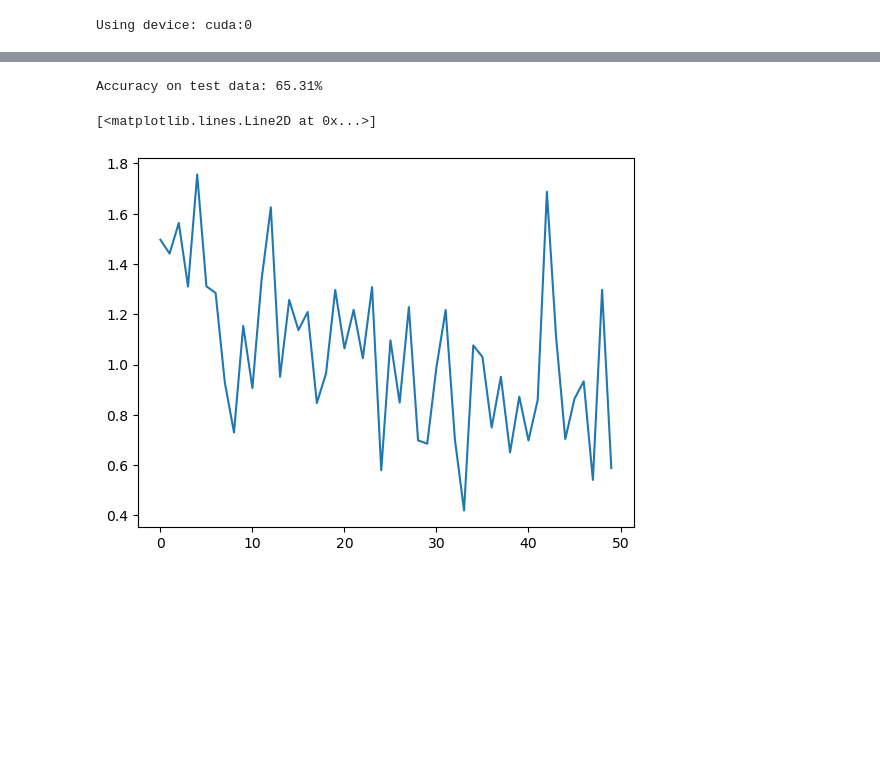
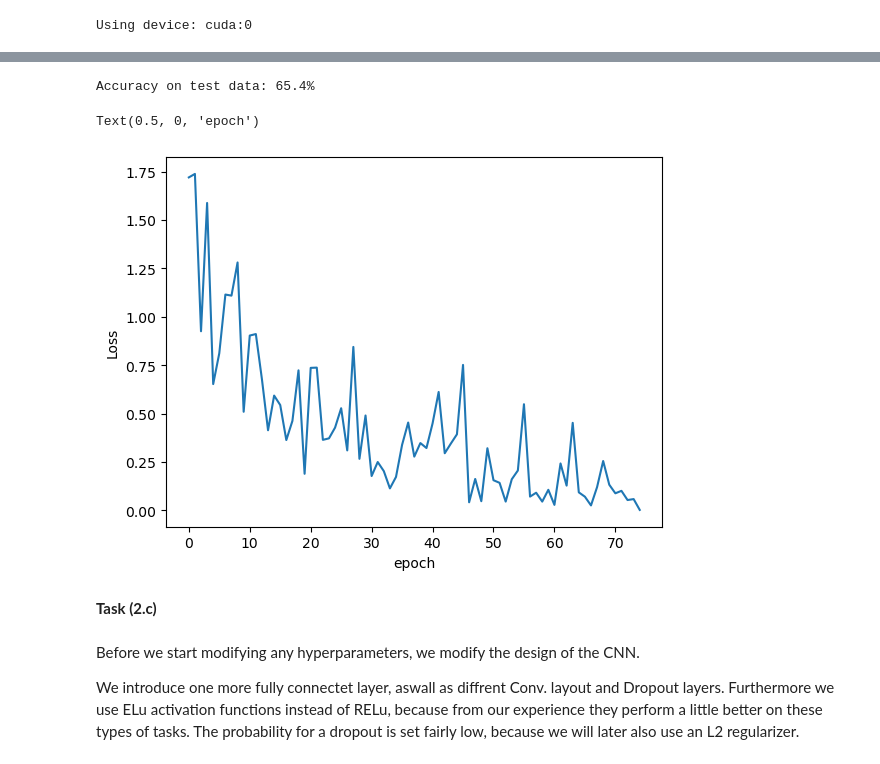
Before and after one commit to BenediktAuer/ML_SS24, a Jupyter notebook: Exercise6/sheet-6.ipynb, the cells around one changed output, grey strips where cells are left out. Cells and saved outputs as stored; diff of their text form; code cells hidden in the pictures; blank space fills up the shorter version.

Commit message:
added Task2.c

```diff
--- a/Exercise6/sheet-6.ipynb
+++ b/Exercise6/sheet-6.ipynb
@@ -176,25 +177,20 @@ def test_Model(model, test_loader):
 # %%
+class SimpleCNN(nn.Module):
+    def __init__(self, *args, **kwargs):
+        super().__init__(*args, **kwargs)
+        self.conv1 = nn. Conv2d(3,10,5, padding=3) # N -> 10x34x34
+        self.pool = nn.MaxPool2d(3) #N -> 10x11x11
+        self.conv2 = nn.Conv2d(10,25,3) # -> 25x9x9
+        self.pool2 = nn.MaxPool2d(2) #-> 25x4x4
+        self.lin1 = nn.Linear(25*4*4,128)
+        self.lin2 = nn.Linear(128,64)
+        self.lin3 = nn.Linear(64,10)
 
-
-# Define a simple CNN model
-class CNNFromLastSheet(nn.Module):
-    def __init__(self):
-        super().__init__()
-        self.Conv1 = nn.Conv2d(3, 6, 5)
-        self.pool = nn.MaxPool2d(2,2)
-        self.Conv2 = nn.Conv2d(6, 16, 5)
-        self.lin1 = nn.Linear(16 * 5 * 5,120)
-        self.lin2 = nn.Linear(120, 84)
-        self.lin3 = nn.Linear(84, 10)
-        self.dropout = nn.Dropout(0.3)
-    def forward(self, x):
-        x = self.pool(F.relu(self.Conv1(x)))
-        x = self.pool(F.relu(self.Conv2(x)))
-        x = x.view(-1, 16 * 5 * 5)            # falttens the array
+    def forward(self,x):
+        x  = self.pool(F.relu(self.conv1(x)))
+        x  = self.pool2(F.relu(self.conv2(x)))
+        x = x.view(-1, 25*4*4)
         x = F.relu(self.lin1(x))
-        x=  self.dropout(x)
         x = F.relu(self.lin2(x))
-        x=  self.dropout(x)
         x = self.lin3(x)
-
         return x
@@ -220,0 +197,2 @@ Epoch 50, Loss: 0.5880327820777893
+# %%
+modelSimple, lossSimple = train_Model(SimpleCNN(),75,train_loader)
@@ -221,4 +230,4 @@ Epoch 50, Loss: 0.5880327820777893
 # %%
-test_Model(model1,test_loader)
+test_Model(modelSimple,test_loader)
 # %% [output]
-Accuracy on test data: 65.31%
+Accuracy on test data: 65.4%
@@ -227,5 +234,15 @@ import matplotlib.pyplot as plt
-# %%
-plt.plot(loss1)
-# %% [output]
-[<matplotlib.lines.Line2D at 0x...>]
-[figure, removed]
+# %%
+plt.plot(lossSimple)
+plt.ylabel('Loss')
+plt.xlabel('epoch')
+# %% [output]
+Text(0.5, 0, 'epoch')
+[figure, added]
+# %% [markdown]
+**Task (2.c)**
+# %% [markdown]
+Before we start modifying any hyperparameters, we modify the design of the CNN.
+
+We introduce one more fully connectet layer, aswall as diffrent Conv. layout and Dropout layers.
+Furthermore we use ELu activation functions instead of RELu, because from our experience they perform a little better on these types of tasks.
+The probability for a dropout is set fairly low, because we will later also use an L2 regularizer.
```
Also changed, not shown: parts of 18 cells of this notebook.
